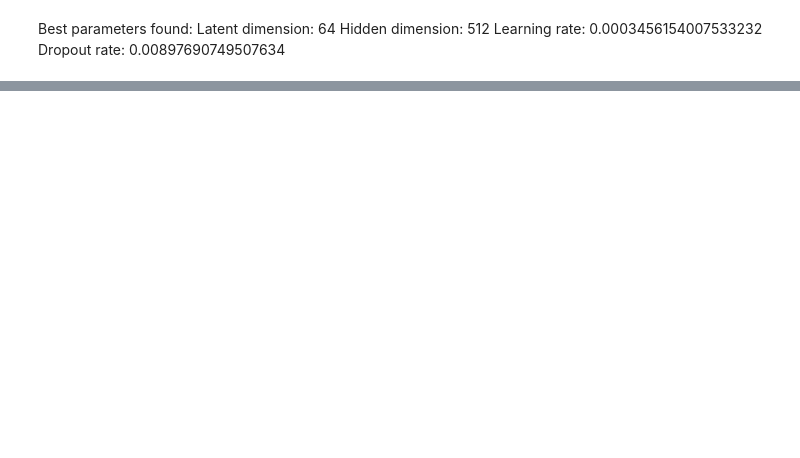
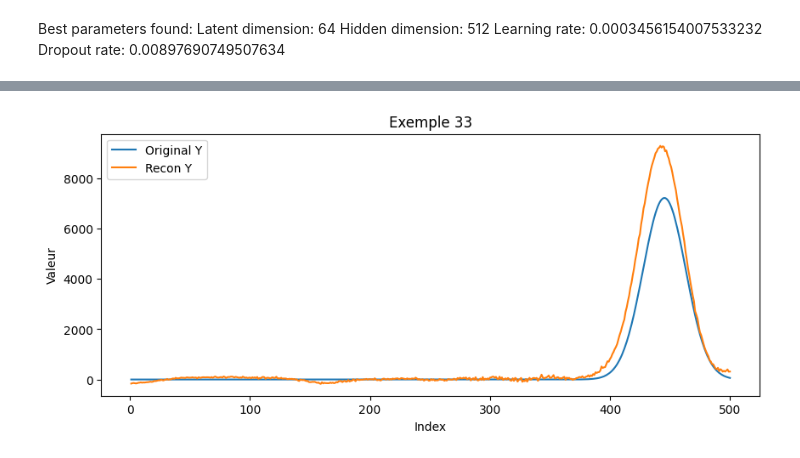
Before and after one commit to gabriel-legros-ensta/C2N, a Jupyter notebook: VAE/vae_modeling.ipynb, the cells around one changed output, grey strips where cells are left out. Saved outputs shown, nothing was run; the diff lists cells and outputs as text; code cells hidden in the pictures; blank space fills up the shorter version.

```diff
--- a/VAE/vae_modeling.ipynb
+++ b/VAE/vae_modeling.ipynb
@@ -137,18 +230,0 @@ Epoch 2000/2000, Loss: 0.0805
-# %%
-# ============================================================
-# Évaluation du modèle sur le jeu de test
-# ============================================================
-vae.eval()
-eval_loss = 0
-n_batches = 0
-
-with torch.no_grad():
-    for x_batch, y_batch in dataloader_test:
-        xy_batch = torch.cat([x_batch, y_batch], dim=1).to(device)
-        recon, mu, log_var = vae(xy_batch)
-        loss = vae_loss(recon, xy_batch, mu, log_var)
-        eval_loss += loss.item()
-        n_batches += 1
-
-eval_loss /= n_batches
-print(f"Loss moyenne en test : {eval_loss:.4f}")
@@ -303,0 +373,15 @@ plt.show()
+# %%
+
+i = 32  # Choisis l'index de la courbe à afficher
+
+x_axis = np.arange(1, 1 + len(orig_y_orig[i]))
+plt.figure(figsize=(10, 4))
+plt.plot(x_axis, orig_y_orig[i], label='Original Y')
+plt.plot(x_axis, recon_y_orig[i], label='Recon Y')
+plt.title(f"Exemple {i+1}", fontsize=12)
+plt.xlabel("Index")
+plt.ylabel("Valeur")
+plt.legend()
+plt.show()
+# %% [output]
+[figure, added]
```
Also changed, not shown: parts of 14 cells of this notebook, 9 other files.
